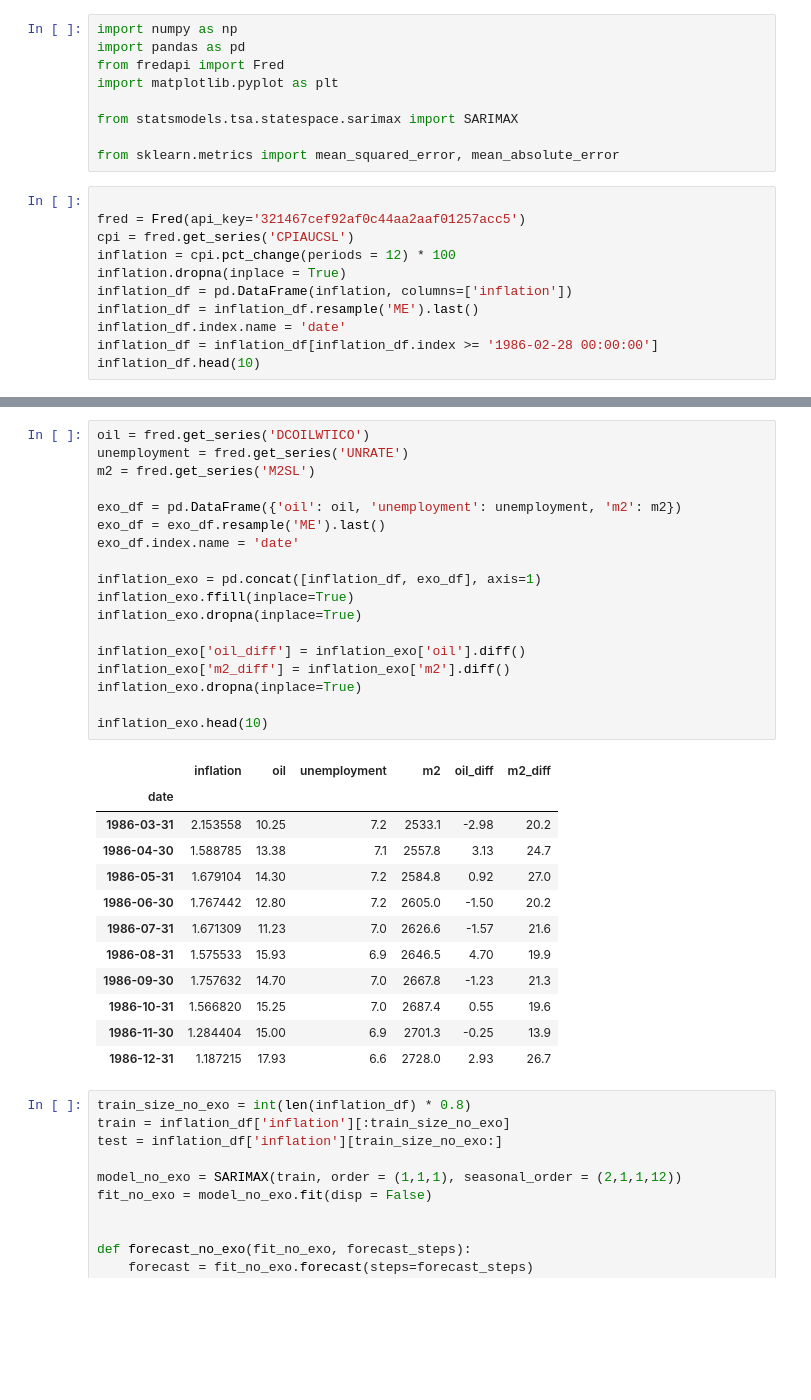
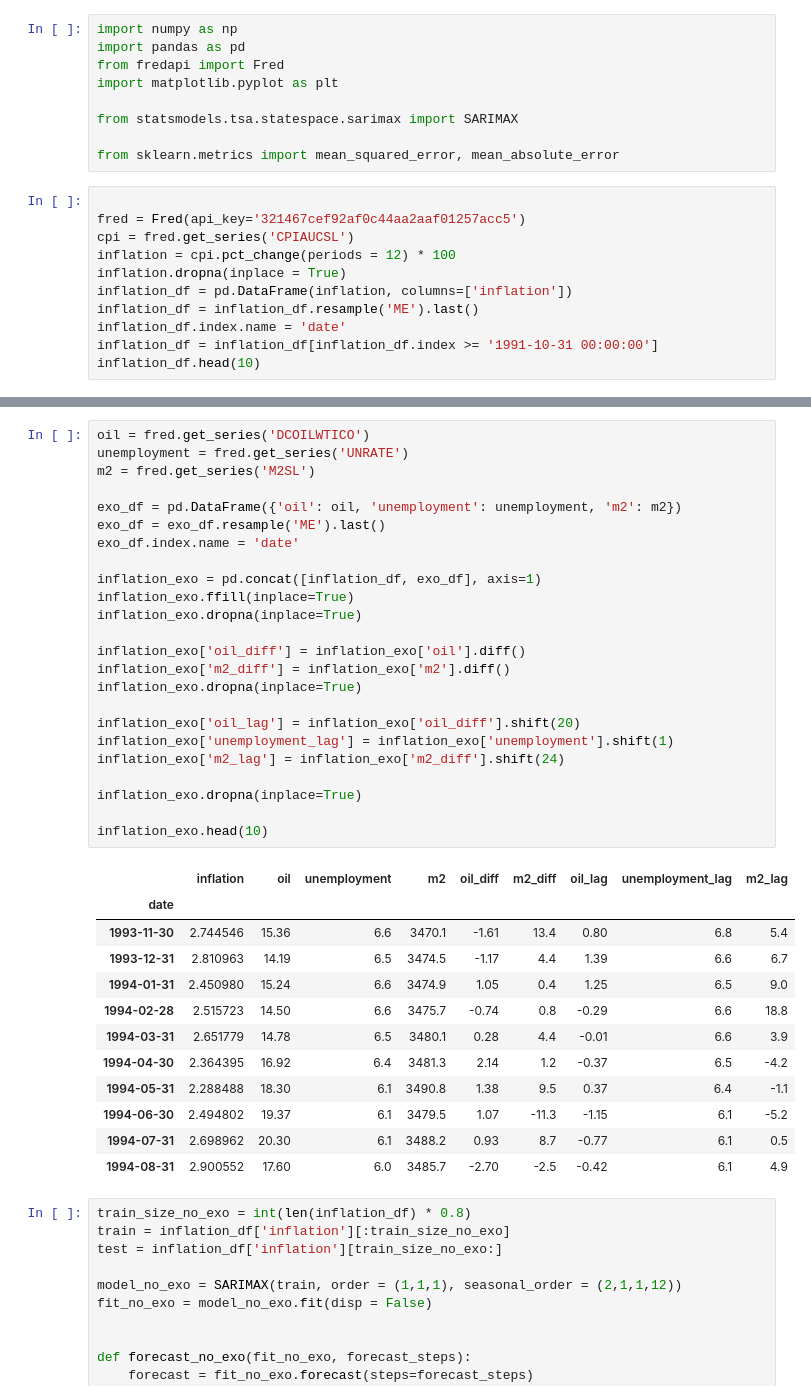
Before and after one commit to nitin-vinayak/inflationmodeling, a Jupyter notebook: inflationmodeling.ipynb, the cells around one changed output, grey strips where cells are left out. Saved outputs shown, nothing was run; the diff lists cells and outputs as text; blank space fills up the shorter version.

```diff
--- a/inflationmodeling.ipynb
+++ b/inflationmodeling.ipynb
@@ -16,7 +16,7 @@ inflation.dropna(inplace = True)
 inflation_df = pd.DataFrame(inflation, columns=['inflation'])
 inflation_df = inflation_df.resample('ME').last()
 inflation_df.index.name = 'date'
-inflation_df = inflation_df[inflation_df.index >= '1986-02-28 00:00:00']
+inflation_df = inflation_df[inflation_df.index >= '1991-10-31 00:00:00']
 inflation_df.head(10)
 # %% [output]
 |  | inflation |
@@ -34,34 +34,40 @@ inflation_df.head(10)
 # %%
 oil = fred.get_series('DCOILWTICO')
 unemployment = fred.get_series('UNRATE')
 m2 = fred.get_series('M2SL')
 
 exo_df = pd.DataFrame({'oil': oil, 'unemployment': unemployment, 'm2': m2})
 exo_df = exo_df.resample('ME').last()
 exo_df.index.name = 'date'
 
 inflation_exo = pd.concat([inflation_df, exo_df], axis=1)
 inflation_exo.ffill(inplace=True)
 inflation_exo.dropna(inplace=True)
 
 inflation_exo['oil_diff'] = inflation_exo['oil'].diff()
 inflation_exo['m2_diff'] = inflation_exo['m2'].diff()
 inflation_exo.dropna(inplace=True)
 
+inflation_exo['oil_lag'] = inflation_exo['oil_diff'].shift(20)
+inflation_exo['unemployment_lag'] = inflation_exo['unemployment'].shift(1)
+inflation_exo['m2_lag'] = inflation_exo['m2_diff'].shift(24)
+
+inflation_exo.dropna(inplace=True)
+
 inflation_exo.head(10)
 # %% [output]
-|  | inflation | oil | unemployment | m2 | oil_diff | m2_diff |
-| date |  |  |  |  |  |  |
-| 1986-03-31 | 2.153558 | 10.25 | 7.2 | 2533.1 | -2.98 | 20.2 |
-| 1986-04-30 | 1.588785 | 13.38 | 7.1 | 2557.8 | 3.13 | 24.7 |
-| 1986-05-31 | 1.679104 | 14.30 | 7.2 | 2584.8 | 0.92 | 27.0 |
-| 1986-06-30 | 1.767442 | 12.80 | 7.2 | 2605.0 | -1.50 | 20.2 |
-| 1986-07-31 | 1.671309 | 11.23 | 7.0 | 2626.6 | -1.57 | 21.6 |
-| 1986-08-31 | 1.575533 | 15.93 | 6.9 | 2646.5 | 4.70 | 19.9 |
-| 1986-09-30 | 1.757632 | 14.70 | 7.0 | 2667.8 | -1.23 | 21.3 |
-| 1986-10-31 | 1.566820 | 15.25 | 7.0 | 2687.4 | 0.55 | 19.6 |
-| 1986-11-30 | 1.284404 | 15.00 | 6.9 | 2701.3 | -0.25 | 13.9 |
-| 1986-12-31 | 1.187215 | 17.93 | 6.6 | 2728.0 | 2.93 | 26.7 |
+|  | inflation | oil | unemployment | m2 | oil_diff | m2_diff | oil_lag | unemployment_lag | m2_lag |
+| date |  |  |  |  |  |  |  |  |  |
+| 1993-11-30 | 2.744546 | 15.36 | 6.6 | 3470.1 | -1.61 | 13.4 | 0.80 | 6.8 | 5.4 |
+| 1993-12-31 | 2.810963 | 14.19 | 6.5 | 3474.5 | -1.17 | 4.4 | 1.39 | 6.6 | 6.7 |
+| 1994-01-31 | 2.450980 | 15.24 | 6.6 | 3474.9 | 1.05 | 0.4 | 1.25 | 6.5 | 9.0 |
+| 1994-02-28 | 2.515723 | 14.50 | 6.6 | 3475.7 | -0.74 | 0.8 | -0.29 | 6.6 | 18.8 |
+| 1994-03-31 | 2.651779 | 14.78 | 6.5 | 3480.1 | 0.28 | 4.4 | -0.01 | 6.6 | 3.9 |
+| 1994-04-30 | 2.364395 | 16.92 | 6.4 | 3481.3 | 2.14 | 1.2 | -0.37 | 6.5 | -4.2 |
+| 1994-05-31 | 2.288488 | 18.30 | 6.1 | 3490.8 | 1.38 | 9.5 | 0.37 | 6.4 | -1.1 |
+| 1994-06-30 | 2.494802 | 19.37 | 6.1 | 3479.5 | 1.07 | -11.3 | -1.15 | 6.1 | -5.2 |
+| 1994-07-31 | 2.698962 | 20.30 | 6.1 | 3488.2 | 0.93 | 8.7 | -0.77 | 6.1 | 0.5 |
+| 1994-08-31 | 2.900552 | 17.60 | 6.0 | 3485.7 | -2.70 | -2.5 | -0.42 | 6.1 | 4.9 |
 # %%
 train_size_no_exo = int(len(inflation_df) * 0.8)
 train = inflation_df['inflation'][:train_size_no_exo]
```
Also changed, not shown: parts of 7 cells of this notebook, 1 other file.
